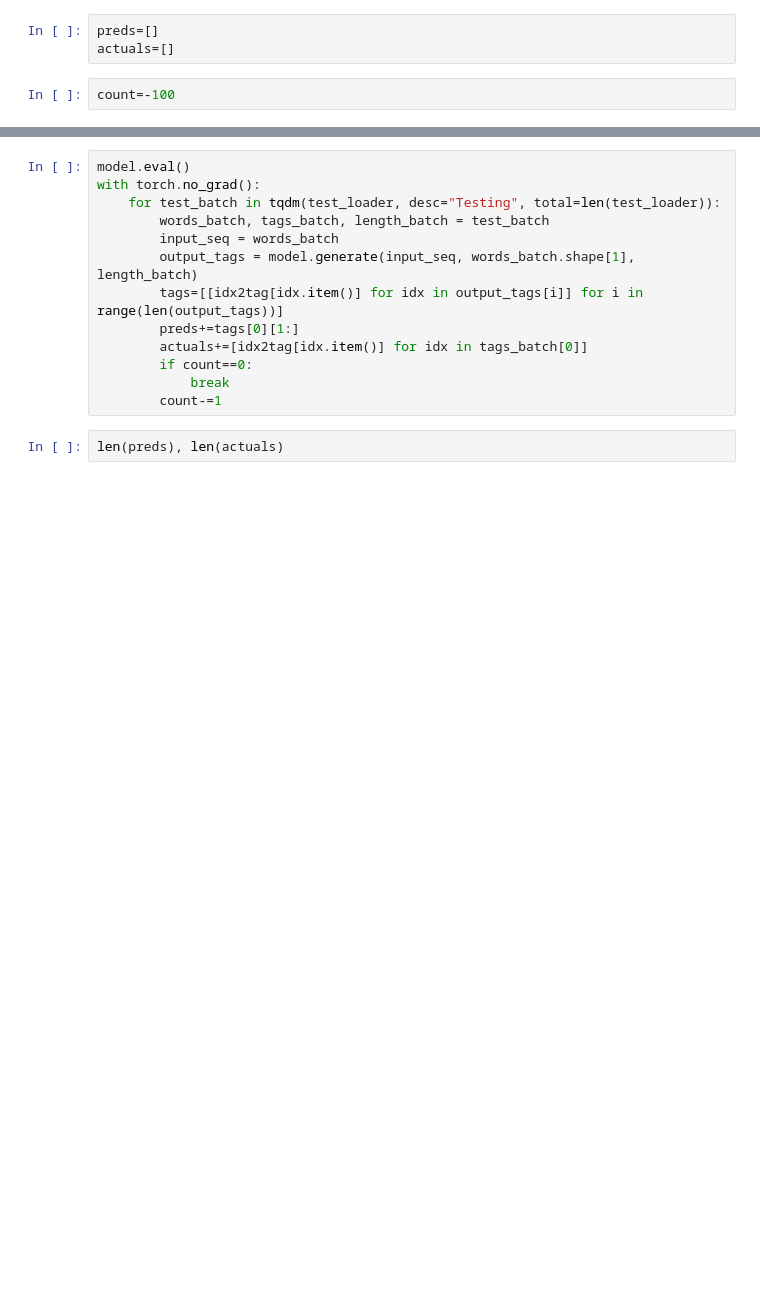
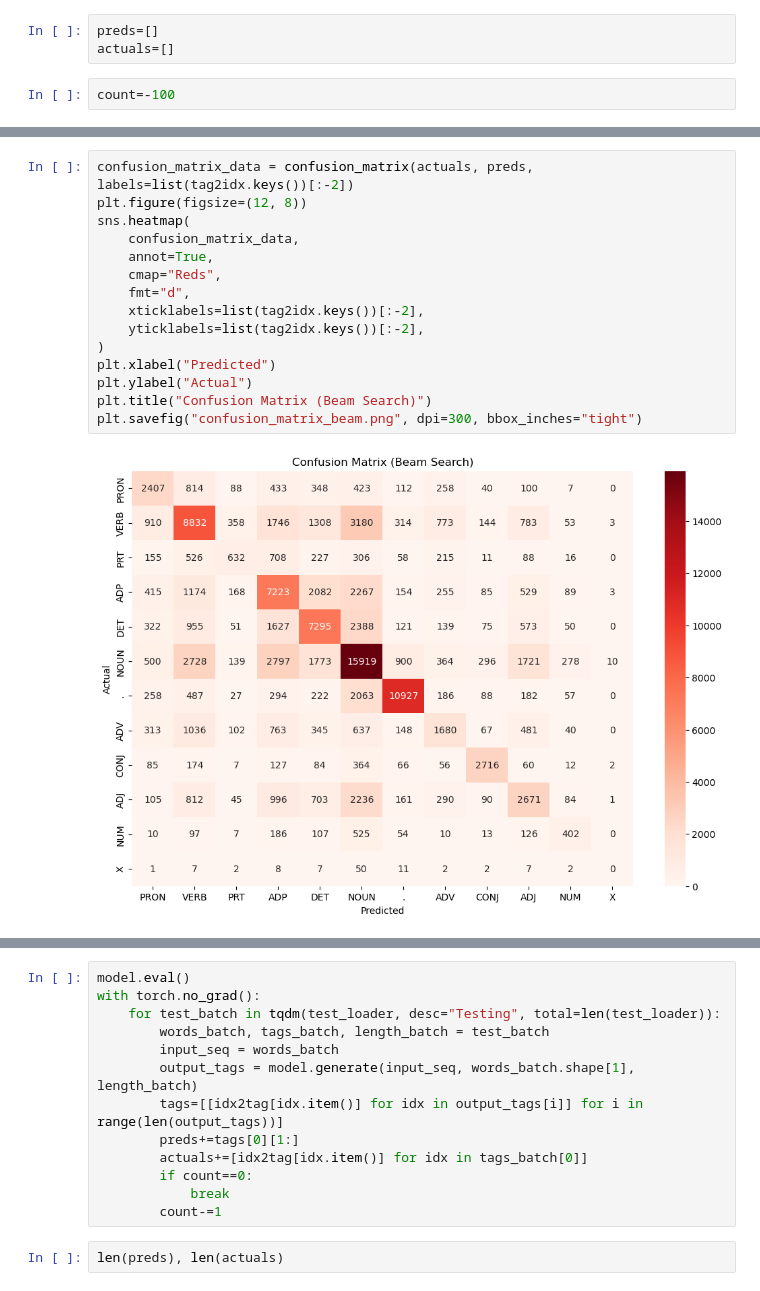
Before and after one commit to DeevyanshuMalu/CS-772-Assignments, a Jupyter notebook: Assignment-1/Enc_Dec/test.ipynb, the cells around one changed output, grey strips where cells are left out. Drawn from its saved outputs; the diff is of its cells as text; blank space fills up the shorter version.

```diff
--- a/Assignment-1/Enc_Dec/test.ipynb
+++ b/Assignment-1/Enc_Dec/test.ipynb
@@ -82,0 +101,17 @@ count=-100
+# %%
+confusion_matrix_data = confusion_matrix(actuals, preds, labels=list(tag2idx.keys())[:-2])
+plt.figure(figsize=(12, 8))
+sns.heatmap(
+    confusion_matrix_data,
+    annot=True,
+    cmap="Reds",
+    fmt="d",
+    xticklabels=list(tag2idx.keys())[:-2],
+    yticklabels=list(tag2idx.keys())[:-2],
+)
+plt.xlabel("Predicted")
+plt.ylabel("Actual")
+plt.title("Confusion Matrix (Beam Search)")
+plt.savefig("confusion_matrix_beam.png", dpi=300, bbox_inches="tight")
+# %% [output]
+[figure, added]
```
Also changed, not shown: parts of 9 cells of this notebook, 9 other files.
